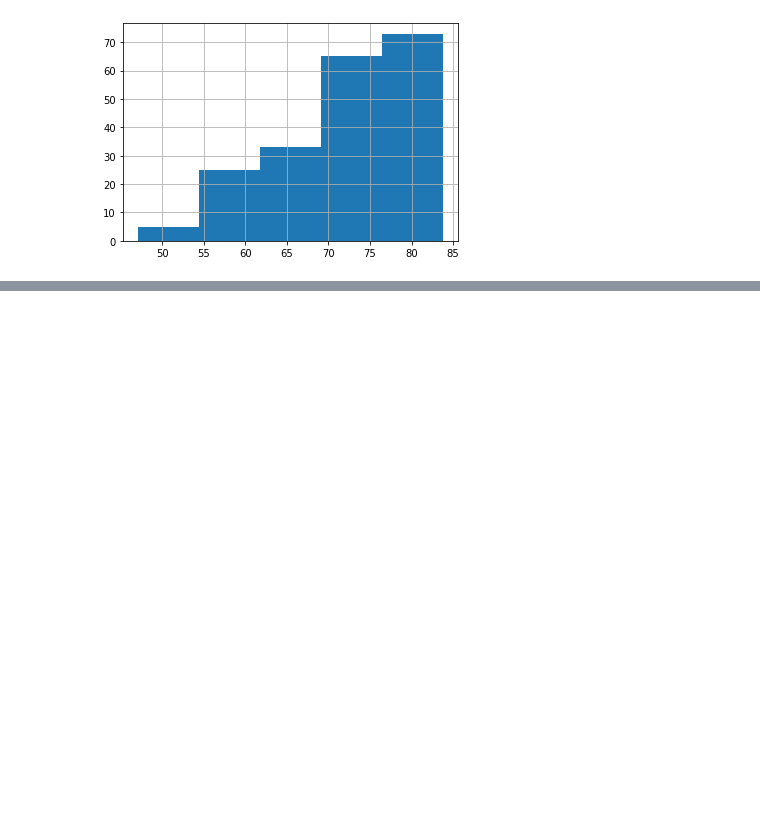
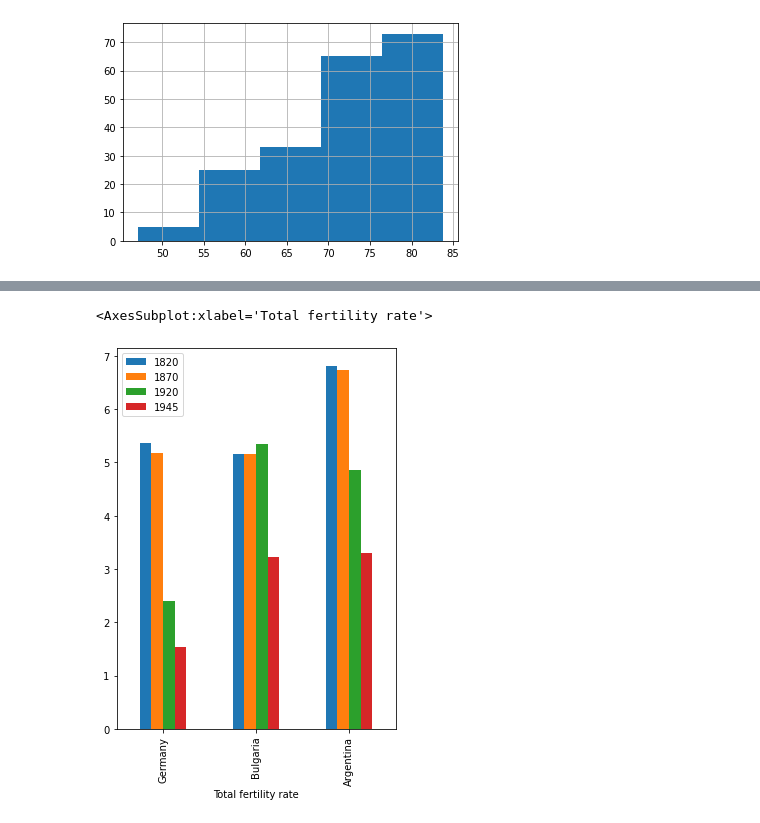
Before and after one commit to zabokaa/portfolio_data_science, a Jupyter notebook: week1/proy_1.ipynb, the cells around one changed output, grey strips where cells are left out. Saved outputs shown, nothing was run; the diff lists cells and outputs as text; code cells hidden in the pictures; blank space fills up the shorter version.

```diff
--- a/week1/proy_1.ipynb
+++ b/week1/proy_1.ipynb
@@ -77,0 +111,5 @@ Text(0, 0.5, 'frequency')
+# %%
+df_2.plot.bar(figsize=(5,7))
+# %% [output]
+<AxesSubplot:xlabel='Total fertility rate'>
+[figure, added]
```
Also changed, not shown: parts of 10 cells of this notebook.
